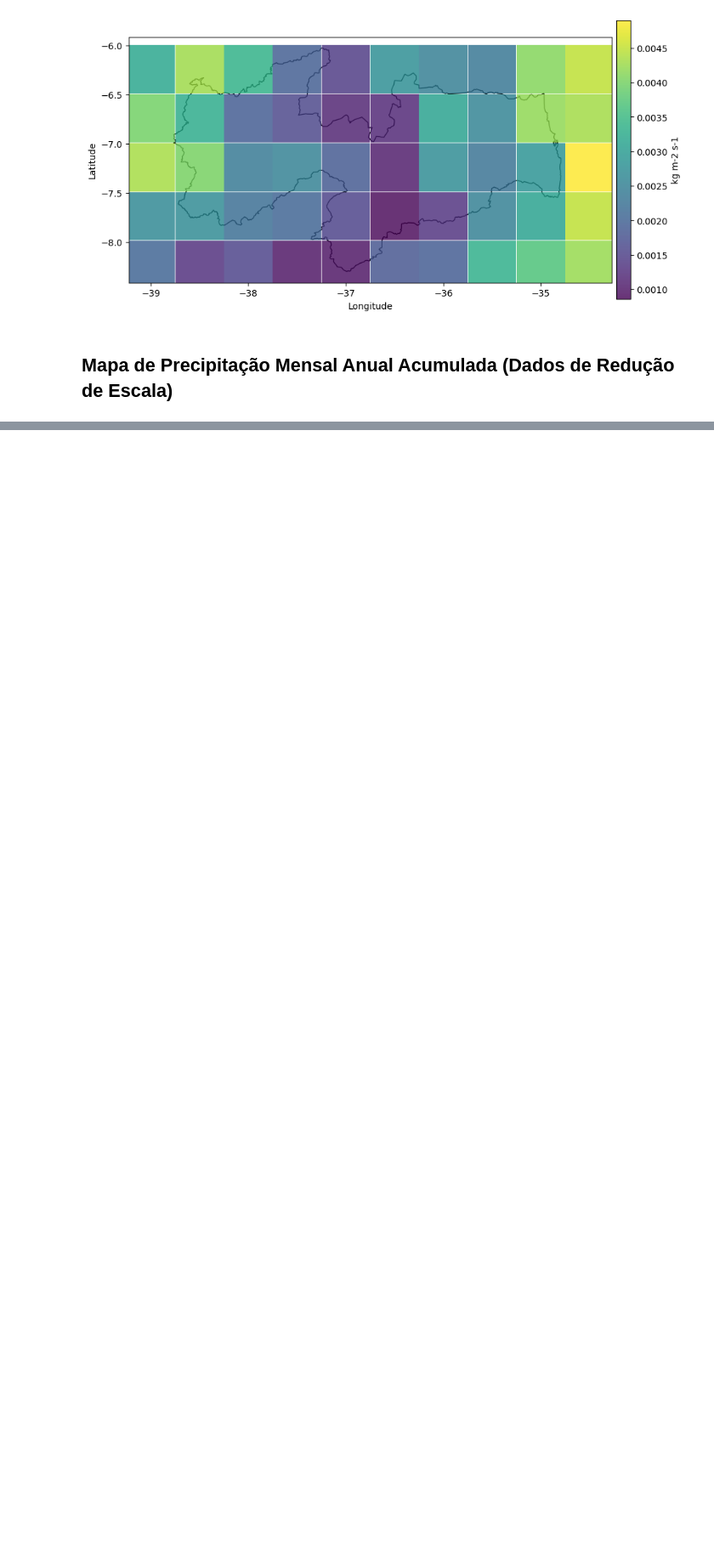
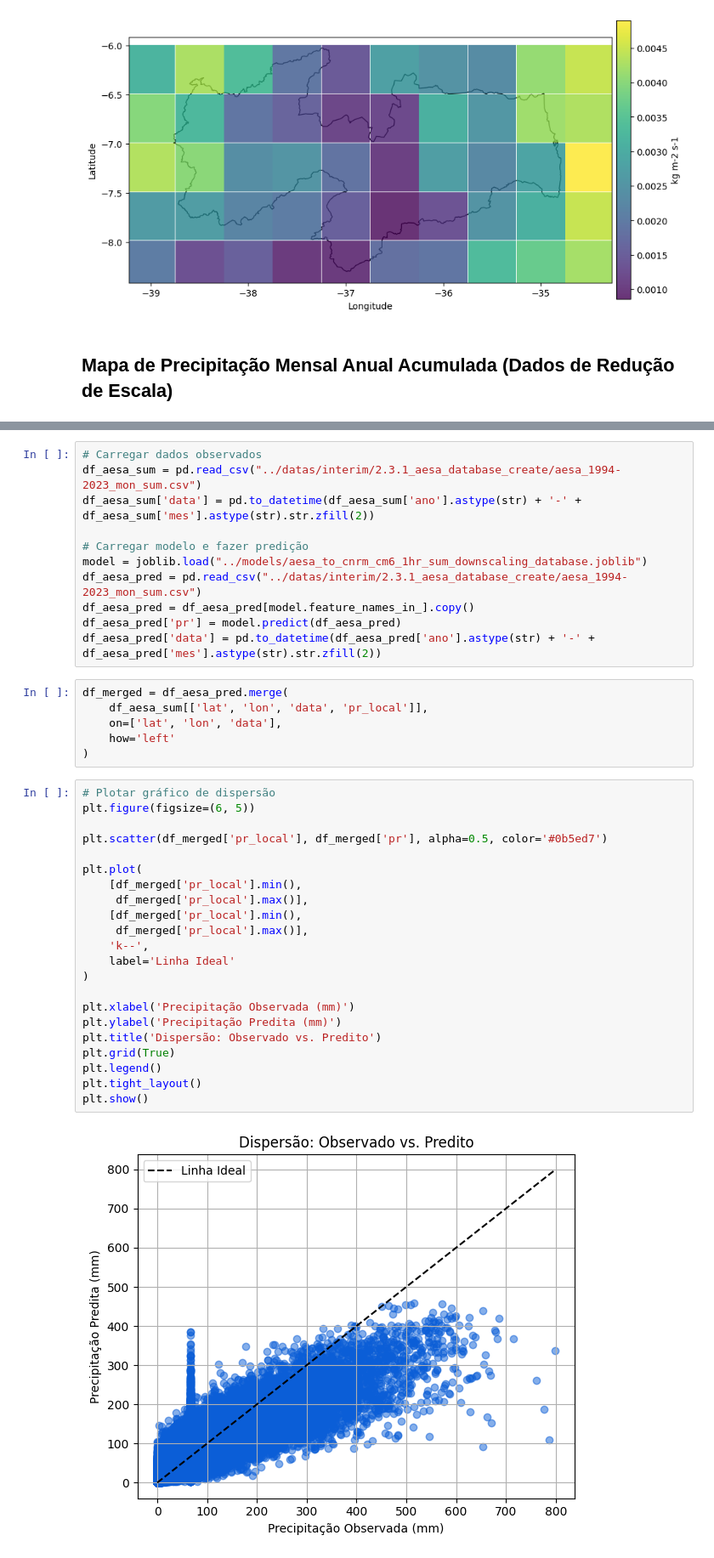
Before and after one commit to alexandre11aa/rainscale, a Jupyter notebook: case_study/notebooks/5_charts.ipynb, the cells around one changed output, grey strips where cells are left out. Shown: that part at 85% size. Cells and saved outputs as stored; diff of their text form; blank space fills up the shorter version.

```diff
--- a/case_study/notebooks/5_charts.ipynb
+++ b/case_study/notebooks/5_charts.ipynb
@@ -119,0 +175,41 @@ grafico_de_chuvas(df_espacializado, 'pr', 'Milímetros', 10)
+# %%
+# Carregar dados observados
+df_aesa_sum = pd.read_csv("../datas/interim/2.3.1_aesa_database_create/aesa_1994-2023_mon_sum.csv")
+df_aesa_sum['data'] = pd.to_datetime(df_aesa_sum['ano'].astype(str) + '-' + df_aesa_sum['mes'].astype(str).str.zfill(2))
+
+# Carregar modelo e fazer predição
+model = joblib.load("../models/aesa_to_cnrm_cm6_1hr_sum_downscaling_database.joblib")
+df_aesa_pred = pd.read_csv("../datas/interim/2.3.1_aesa_database_create/aesa_1994-2023_mon_sum.csv")
+df_aesa_pred = df_aesa_pred[model.feature_names_in_].copy()
+df_aesa_pred['pr'] = model.predict(df_aesa_pred)
+df_aesa_pred['data'] = pd.to_datetime(df_aesa_pred['ano'].astype(str) + '-' + df_aesa_pred['mes'].astype(str).str.zfill(2))
+# %%
+df_merged = df_aesa_pred.merge(
+    df_aesa_sum[['lat', 'lon', 'data', 'pr_local']],
+    on=['lat', 'lon', 'data'],
+    how='left'
+)
+# %%
+# Plotar gráfico de dispersão
+plt.figure(figsize=(6, 5))
+
+plt.scatter(df_merged['pr_local'], df_merged['pr'], alpha=0.5, color='#0b5ed7')
+
+plt.plot(
+    [df_merged['pr_local'].min(),
+     df_merged['pr_local'].max()],
+    [df_merged['pr_local'].min(),
+     df_merged['pr_local'].max()],
+    'k--',
+    label='Linha Ideal'
+)
+
+plt.xlabel('Precipitação Observada (mm)')
+plt.ylabel('Precipitação Predita (mm)')
+plt.title('Dispersão: Observado vs. Predito')
+plt.grid(True)
+plt.legend()
+plt.tight_layout()
+plt.show()
+# %% [output]
+[figure, added]
```
Also changed, not shown: parts of 4 cells of this notebook, 1 other file.
